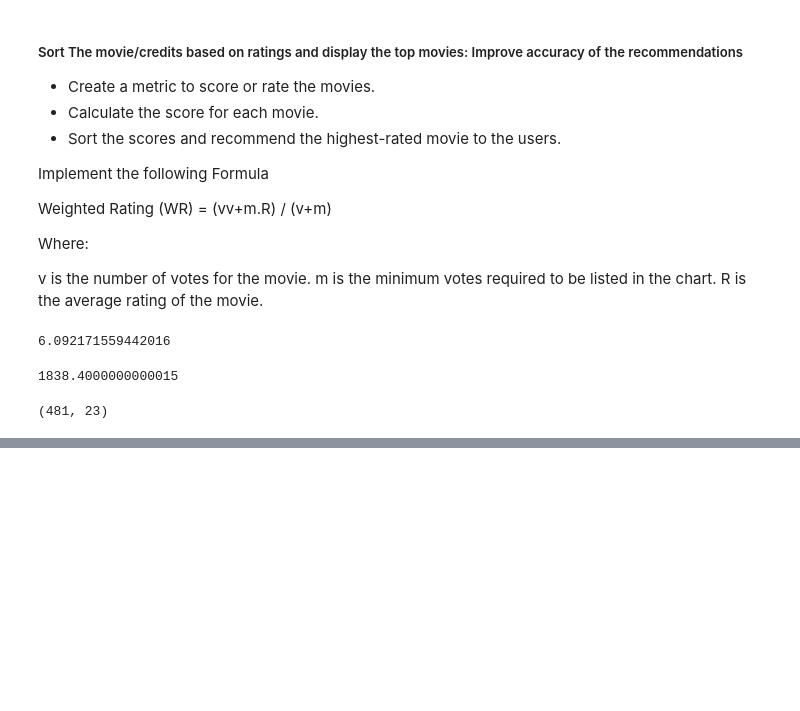
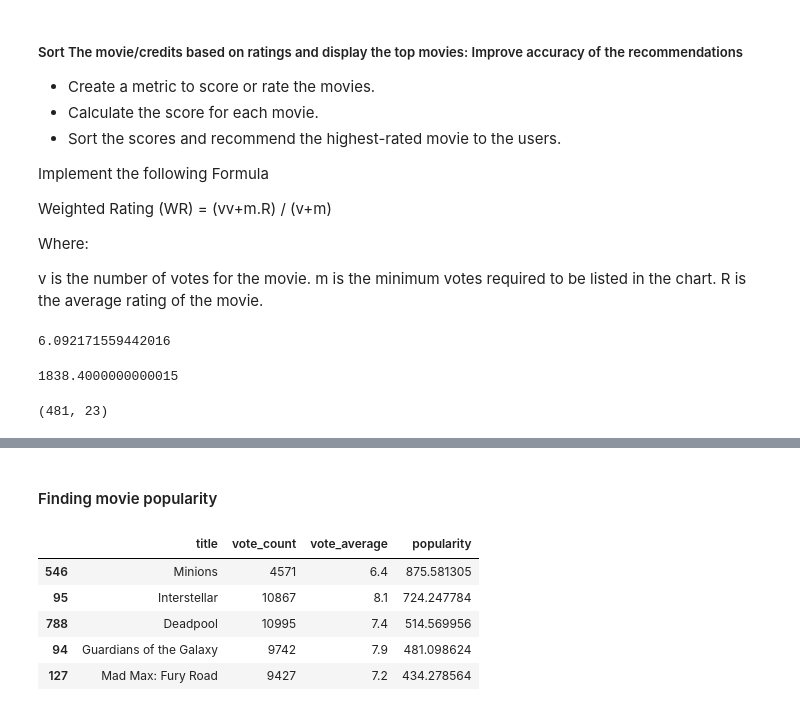
Before and after one commit to Edna722/Movie-Recommendation-Full-Project, a Jupyter notebook: Movie Recommendation.ipynb, the cells around one changed output, grey strips where cells are left out. Cells and saved outputs as stored; diff of their text form; code cells hidden in the pictures; blank space fills up the shorter version.

```diff
--- a/Movie Recommendation.ipynb
+++ b/Movie Recommendation.ipynb
@@ -376,0 +410,13 @@ new_dataframe_filtered.shape
+# %% [markdown]
+####  Finding movie popularity
+# %%
+# Sort by the popularity column
+popular_movies = movies_credits.sort_values('popularity', ascending = False).head()
+popular_movies[['title', 'vote_count','vote_average','popularity']]
+# %% [output]
+|  | title | vote_count | vote_average | popularity |
+| 546 | Minions | 4571 | 6.4 | 875.581305 |
+| 95 | Interstellar | 10867 | 8.1 | 724.247784 |
+| 788 | Deadpool | 10995 | 7.4 | 514.569956 |
+| 94 | Guardians of the Galaxy | 9742 | 7.9 | 481.098624 |
+| 127 | Mad Max: Fury Road | 9427 | 7.2 | 434.278564 |
```
Also changed, not shown: parts of 5 cells of this notebook.
